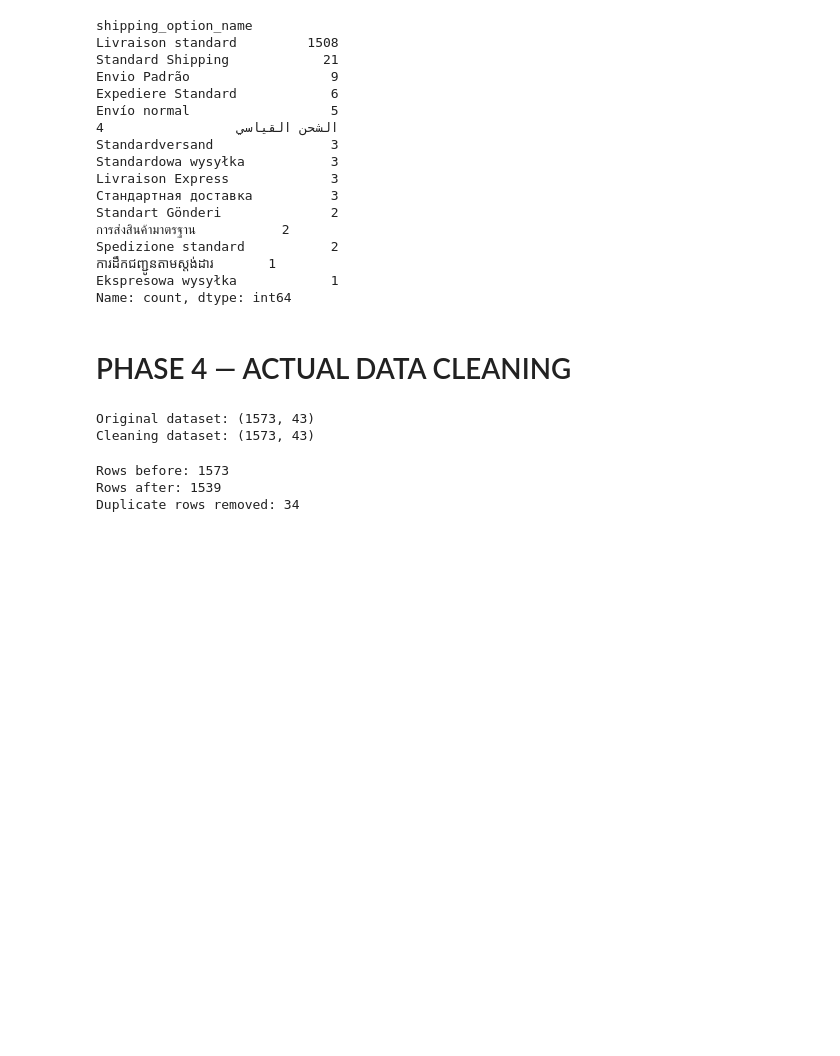
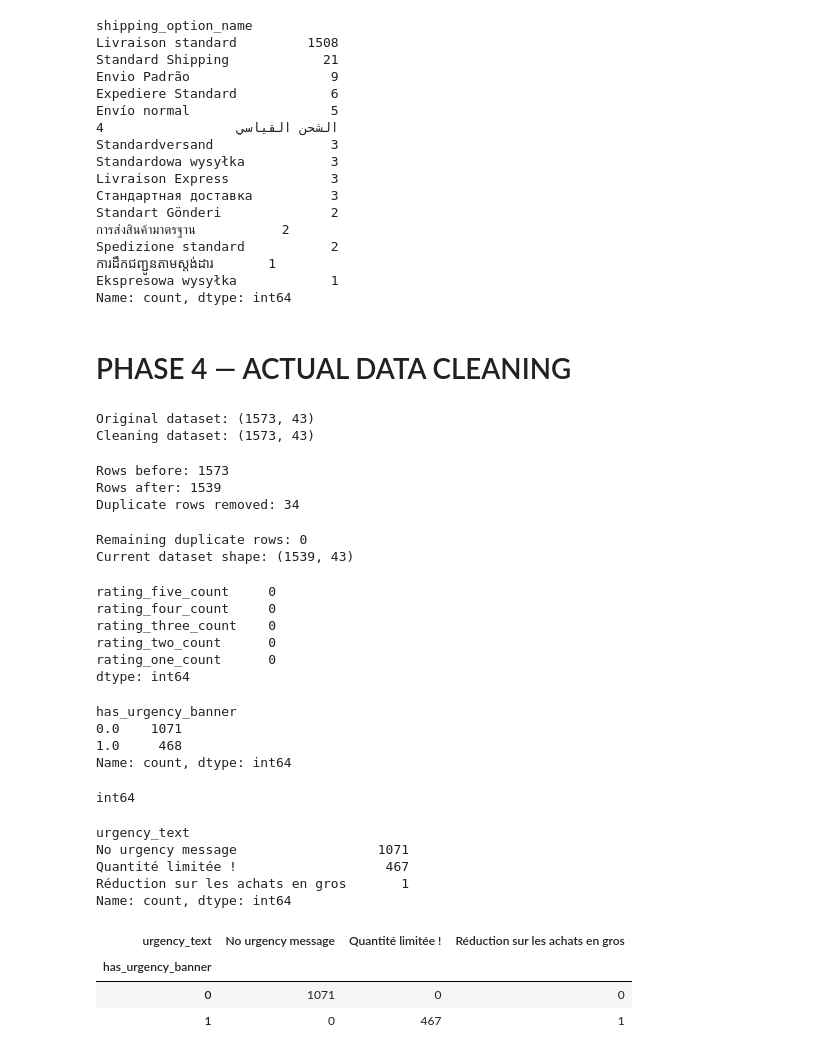
Before and after one commit to kaizen-jay/Retail-Sales-Analytics, a Jupyter notebook: notebooks/summer_product_analysis.ipynb, the cells around one changed output. Saved outputs shown, nothing was run; the diff lists cells and outputs as text; code cells hidden in the pictures; blank space fills up the shorter version.

Commit message:
Doing the cleaning part

```diff
--- a/notebooks/summer_product_analysis.ipynb
+++ b/notebooks/summer_product_analysis.ipynb
@@ -852,3 +852,81 @@ print("Duplicate rows removed:", before - after)
 Rows before: 1573
 Rows after: 1539
 Duplicate rows removed: 34
+# %%
+#4.3 — Verify the Cleaning
+print("Remaining duplicate rows:", clean_df.duplicated().sum())
+print("Current dataset shape:", clean_df.shape)
+# %% [output]
+Remaining duplicate rows: 0
+Current dataset shape: (1539, 43)
+# %%
+#4.4 — Handle the Rating Breakdown Missing Values
+rating_columns = [
+    "rating_five_count",
+    "rating_four_count",
+    "rating_three_count",
+    "rating_two_count",
+    "rating_one_count"
+]
+
+clean_df[rating_columns] = clean_df[rating_columns].fillna(0)
+
+#to verify the above code
+print(clean_df[rating_columns].isnull().sum())
+# %% [output]
+rating_five_count     0
+rating_four_count     0
+rating_three_count    0
+rating_two_count      0
+rating_one_count      0
+dtype: int64
+# %%
+#4.5 — Handle the Urgency Banner
+clean_df["has_urgency_banner"] = (
+    clean_df["has_urgency_banner"].fillna(0)
+)
+#now we will verify
+print(
+    clean_df["has_urgency_banner"].value_counts()
+)
+# %% [output]
+has_urgency_banner
+0.0    1071
+1.0     468
+Name: count, dtype: int64
+# %%
+#4.6 — Convert the Banner Column to Integer
+clean_df["has_urgency_banner"] = (
+    clean_df["has_urgency_banner"].astype(int)
+)
+print(clean_df["has_urgency_banner"].dtype)
+# %% [output]
+int64
+# %%
+#4.7 — Handle urgency_text
+#for the text column we dont want NaN so:
+clean_df["urgency_text"] = (
+    clean_df["urgency_text"]
+    .fillna("No urgency message")
+)
+#to verify
+print(
+    clean_df["urgency_text"].value_counts()
+)
+# %% [output]
+urgency_text
+No urgency message                  1071
+Quantité limitée !                   467
+Réduction sur les achats en gros       1
+Name: count, dtype: int64
+# %%
+#4.8 — Verify the Relationship Again
+pd.crosstab(
+    clean_df["has_urgency_banner"],
+    clean_df["urgency_text"]
+)
+# %% [output]
+| urgency_text | No urgency message | Quantité limitée ! | Réduction sur les achats en gros |
+| has_urgency_banner |  |  |  |
+| 0 | 1071 | 0 | 0 |
+| 1 | 0 | 467 | 1 |
```
Also changed, not shown: parts of 6 cells of this notebook.
